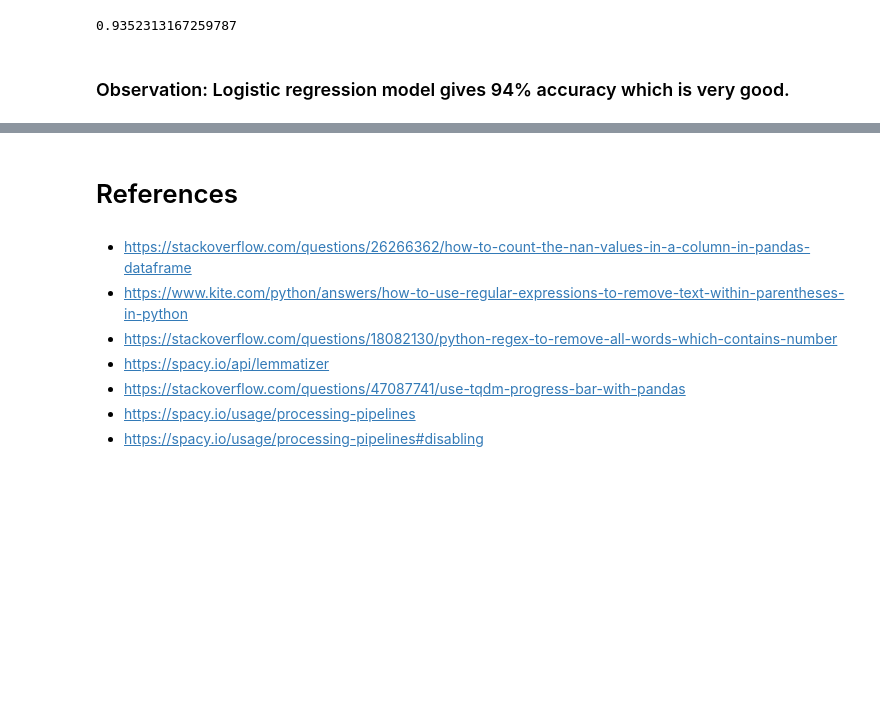
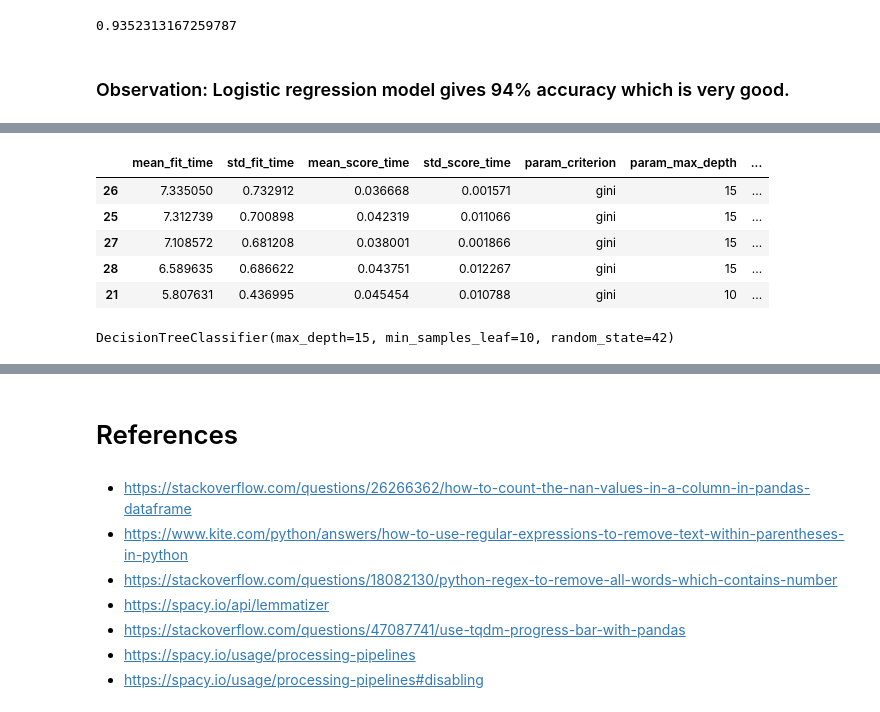
Before and after one commit to ayushxx7/TicketClassification, a Jupyter notebook: Automatic_Ticket_Classification_Assignment.ipynb, the cells around one changed output, grey strips where cells are left out. Cells and saved outputs as stored; diff of their text form; code cells hidden in the pictures; blank space fills up the shorter version.

```diff
--- a/Automatic_Ticket_Classification_Assignment.ipynb
+++ b/Automatic_Ticket_Classification_Assignment.ipynb
@@ -1018,0 +1062,13 @@ accuracy_score(y_test, y_test_pred)
+# %%
+score_df.nlargest(5,"mean_test_score")
+# %% [output]
+|  | mean_fit_time | std_fit_time | mean_score_time | std_score_time | param_criterion | param_max_depth | ... |
+| 26 | 7.335050 | 0.732912 | 0.036668 | 0.001571 | gini | 15 | ... |
+| 25 | 7.312739 | 0.700898 | 0.042319 | 0.011066 | gini | 15 | ... |
+| 27 | 7.108572 | 0.681208 | 0.038001 | 0.001866 | gini | 15 | ... |
+| 28 | 6.589635 | 0.686622 | 0.043751 | 0.012267 | gini | 15 | ... |
+| 21 | 5.807631 | 0.436995 | 0.045454 | 0.010788 | gini | 10 | ... |
+# %%
+grid_search.best_estimator_
+# %% [output]
+DecisionTreeClassifier(max_depth=15, min_samples_leaf=10, random_state=42)
```
Also changed, not shown: parts of 41 cells of this notebook.
